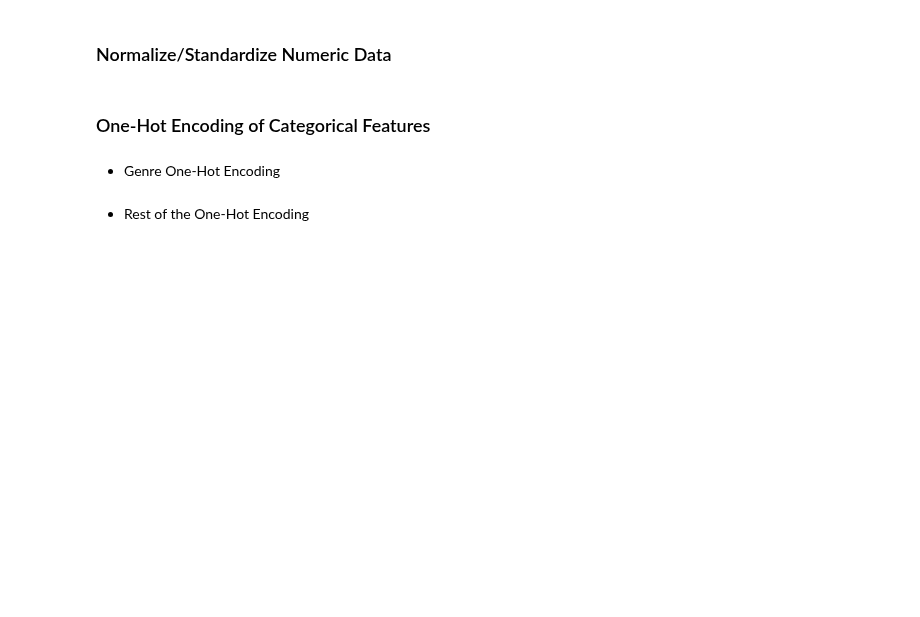
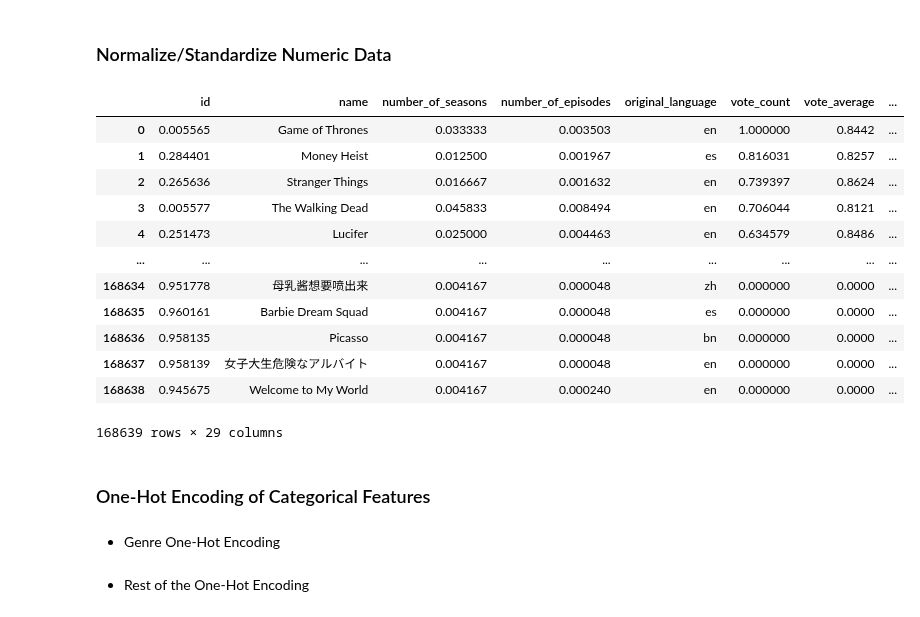
Before and after one commit to DirecTV-Team1A-NextGen-Rec/directv_tvrec, a Jupyter notebook: DirecTV_Group_Notebook.ipynb, the cells around one changed output. Cells and saved outputs as stored; diff of their text form; code cells hidden in the pictures; blank space fills up the shorter version.

```diff
--- a/DirecTV_Group_Notebook.ipynb
+++ b/DirecTV_Group_Notebook.ipynb
@@ -312,6 +175,26 @@ df = df.drop('overview', axis=1) # drop the original 'overview' column and save
 df.to_csv('TMDB_tv_dataset_v3.csv', index=False)
 # %% [markdown]
 ### Normalize/Standardize Numeric Data
+# %%
+numeric_columns = df.select_dtypes(include=['float64', 'int64']).columns
+
+scaler = MinMaxScaler()
+df[numeric_columns] = scaler.fit_transform(df[numeric_columns])
+df
+# %% [output]
+|  | id | name | number_of_seasons | number_of_episodes | original_language | vote_count | vote_average | ... |
+| 0 | 0.005565 | Game of Thrones | 0.033333 | 0.003503 | en | 1.000000 | 0.8442 | ... |
+| 1 | 0.284401 | Money Heist | 0.012500 | 0.001967 | es | 0.816031 | 0.8257 | ... |
+| 2 | 0.265636 | Stranger Things | 0.016667 | 0.001632 | en | 0.739397 | 0.8624 | ... |
+| 3 | 0.005577 | The Walking Dead | 0.045833 | 0.008494 | en | 0.706044 | 0.8121 | ... |
+| 4 | 0.251473 | Lucifer | 0.025000 | 0.004463 | en | 0.634579 | 0.8486 | ... |
+| ... | ... | ... | ... | ... | ... | ... | ... | ... |
+| 168634 | 0.951778 | 母乳酱想要喷出来 | 0.004167 | 0.000048 | zh | 0.000000 | 0.0000 | ... |
+| 168635 | 0.960161 | Barbie Dream Squad | 0.004167 | 0.000048 | es | 0.000000 | 0.0000 | ... |
+| 168636 | 0.958135 | Picasso | 0.004167 | 0.000048 | bn | 0.000000 | 0.0000 | ... |
+| 168637 | 0.958139 | 女子大生危険なアルバイト | 0.004167 | 0.000048 | en | 0.000000 | 0.0000 | ... |
+| 168638 | 0.945675 | Welcome to My World | 0.004167 | 0.000240 | en | 0.000000 | 0.0000 | ... |
+168639 rows × 29 columns
 # %% [markdown]
 ### One-Hot Encoding of Categorical Features
 # %% [markdown]
```
Also changed, not shown: parts of 28 cells of this notebook.
